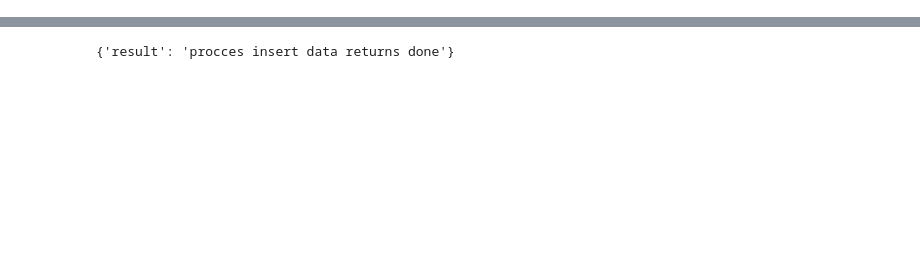
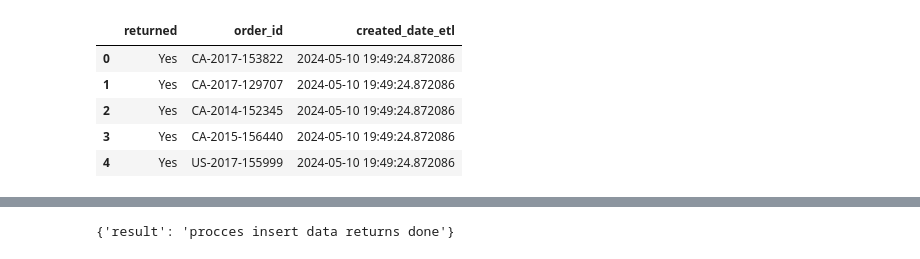
Before and after one commit to alimurtadho/dibimbing-bootcamp-BI, a Jupyter notebook: example etl python postgres/python_etl.ipynb, the cells around one changed output, grey strips where cells are left out. Cells and saved outputs as stored; diff of their text form; code cells hidden in the pictures; blank space fills up the shorter version.

```diff
--- a/example etl python postgres/python_etl.ipynb
+++ b/example etl python postgres/python_etl.ipynb
@@ -46,0 +78,10 @@ memory usage: 1.5+ MB
+# %%
+df_returns["created_date_etl"] = current_dateTime
+df_returns.head()
+# %% [output]
+|  | returned | order_id | created_date_etl |
+| 0 | Yes | CA-2017-153822 | 2024-05-10 19:49:24.872086 |
+| 1 | Yes | CA-2017-129707 | 2024-05-10 19:49:24.872086 |
+| 2 | Yes | CA-2014-152345 | 2024-05-10 19:49:24.872086 |
+| 3 | Yes | CA-2015-156440 | 2024-05-10 19:49:24.872086 |
+| 4 | Yes | US-2017-155999 | 2024-05-10 19:49:24.872086 |
```
Also changed, not shown: parts of 28 cells of this notebook, 40 other files.
